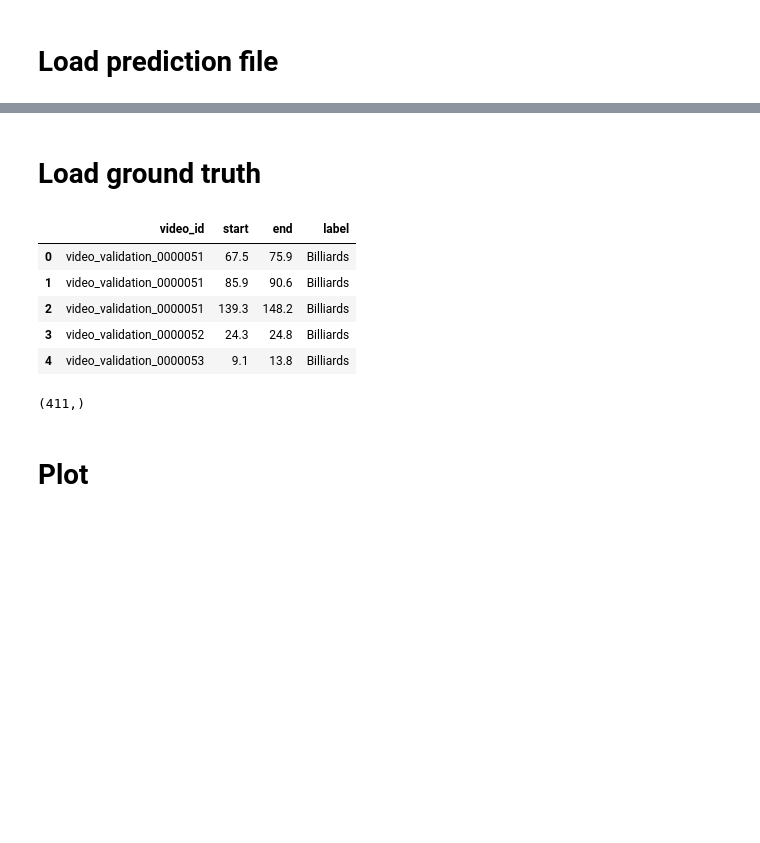
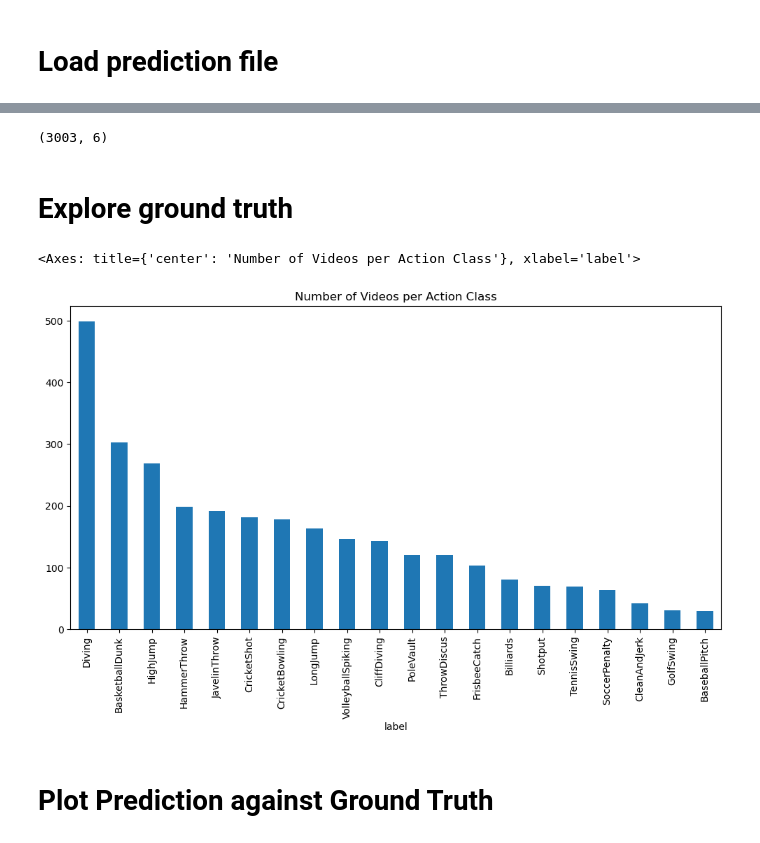
Before and after one commit to dangtna1/THUMOS-14_TAD, a Jupyter notebook: notebooks/thumos_analysis.ipynb, the cells around one changed output, grey strips where cells are left out. Cells and saved outputs as stored; diff of their text form; code cells hidden in the pictures; blank space fills up the shorter version.

```diff
--- a/notebooks/thumos_analysis.ipynb
+++ b/notebooks/thumos_analysis.ipynb
@@ -7,3 +10,27 @@ import matplotlib.pyplot as plt
+# %%
+def load_gt(gt_fname):
+    with open(gt_fname) as f:
+        gt = json.load(f)
+
+    rows_gt = []
+    for video_id, info in gt["database"].items():
+        duration = info["duration"]
+        subset = info["subset"]
+        for s in info["annotations"]:
+            rows_gt.append(
+                {
+                    "video_id": video_id,
+                    "duration": duration,
+                    "subset": subset,
+                    "start": s["segment"][0],
+                    "end": s["segment"][1],
+                    "label": s["label"],
+                }
+            )
+
+    return pd.DataFrame(rows_gt)
+# %%
+gt_df = load_gt("../data/thumos-14/annotations/thumos_14_anno.json")
 # %% [markdown]
 # Load prediction file
 # %%
@@ -33,2 +61,0 @@ predictions_df.head()
-# %% [markdown]
-# Load ground truth
@@ -38,26 +62,15 @@ with open('../data/annotations/thumos_14_anno.json', 'r') as f:
-# %%
-rows_gt = []
-for video_id, info in gt['database'].items():
-  for s in info['annotations']:
-    rows_gt.append({
-      'video_id': video_id,
-      'start': s['segment'][0],
-      'end': s['segment'][1],
-      'label': s['label']
-    })
-
-gt_df = pd.DataFrame(rows_gt)
-gt_df.head()
-# %% [output]
-|  | video_id | start | end | label |
-| 0 | video_validation_0000051 | 67.5 | 75.9 | Billiards |
-| 1 | video_validation_0000051 | 85.9 | 90.6 | Billiards |
-| 2 | video_validation_0000051 | 139.3 | 148.2 | Billiards |
-| 3 | video_validation_0000052 | 24.3 | 24.8 | Billiards |
-| 4 | video_validation_0000053 | 9.1 | 13.8 | Billiards |
 # %%
-gt_df['video_id'].unique().shape
+gt_df[gt_df['subset'] == 'training'].shape
 # %% [output]
-(411,)
+(3003, 6)
+# %% [markdown]
+# Explore ground truth
+# %%
+gt_df[gt_df['subset'] == 'training'].groupby("label")["video_id"].count().sort_values(ascending=False).plot(
+    kind="bar", figsize=(12, 6), title="Number of Videos per Action Class"
+)
+# %% [output]
+<Axes: title={'center': 'Number of Videos per Action Class'}, xlabel='label'>
+[figure, added]
 # %% [markdown]
-# Plot
+# Plot Prediction against Ground Truth
```
Also changed, not shown: parts of 8 cells of this notebook, 1 other file.
